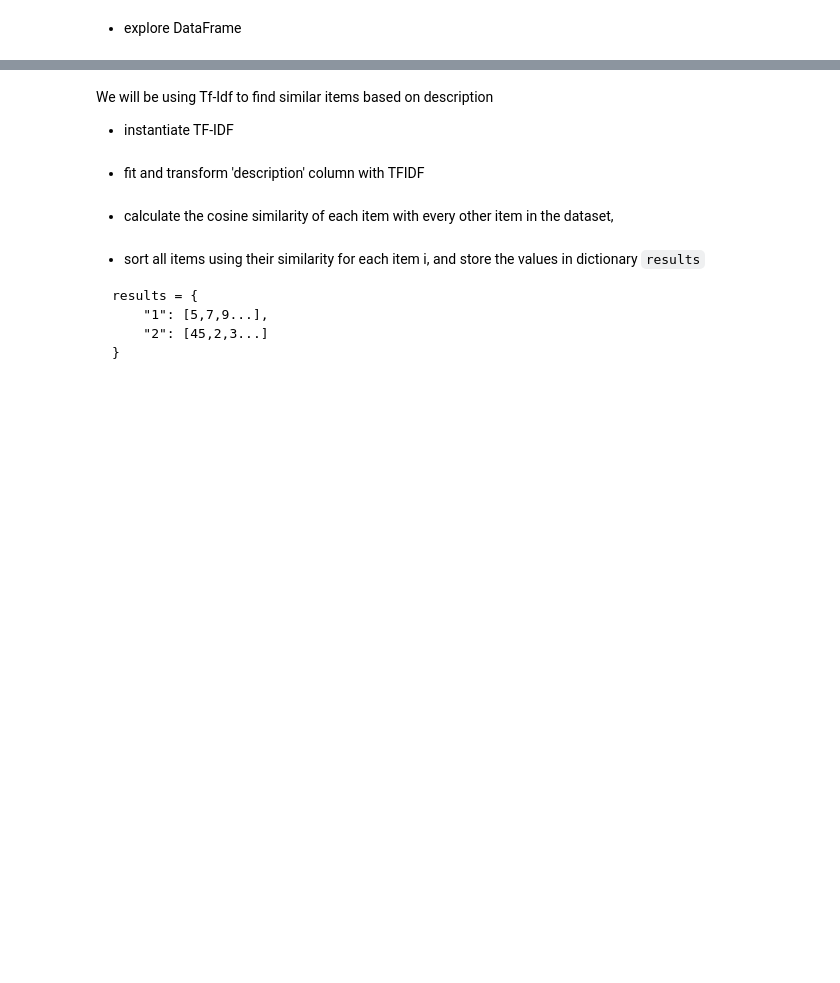
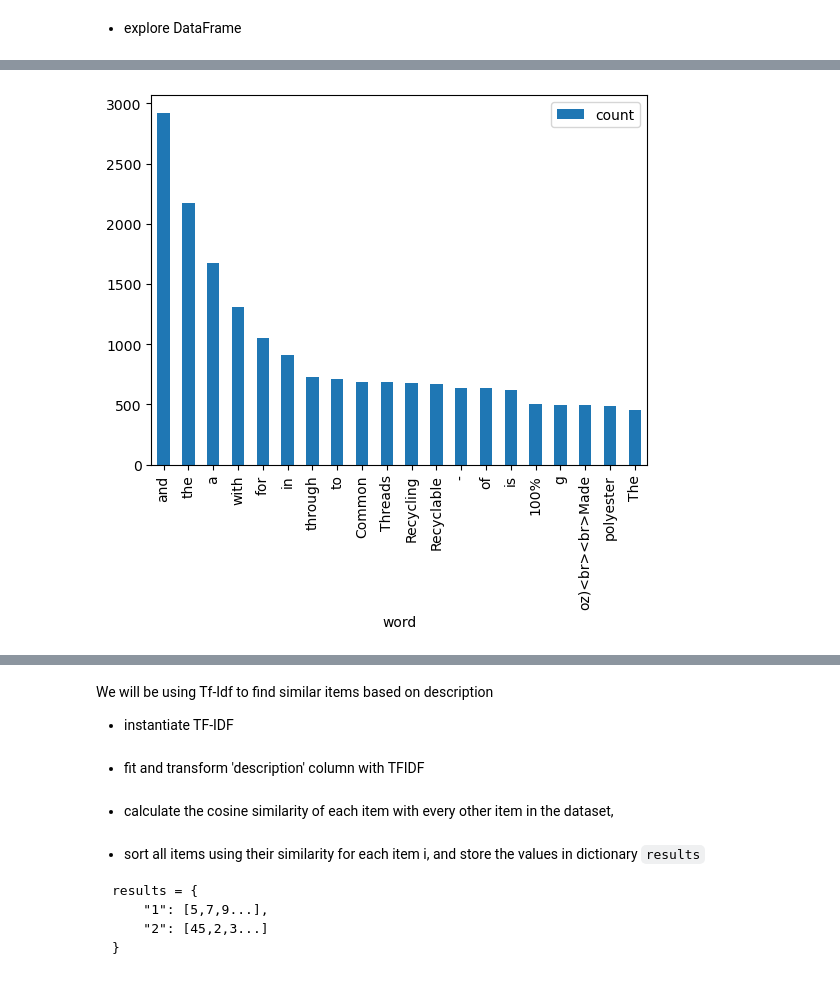
Before and after one commit to rdebullain/exercise_recommender_engines, a Jupyter notebook: notebooks/exercise_content_based_filtering.ipynb, the cells around one changed output, grey strips where cells are left out. Saved outputs shown, nothing was run; the diff lists cells and outputs as text; code cells hidden in the pictures; blank space fills up the shorter version.

```diff
--- a/notebooks/exercise_content_based_filtering.ipynb
+++ b/notebooks/exercise_content_based_filtering.ipynb
@@ -30,0 +57,10 @@ df
+# %%
+text_data = df['description'].str.cat(sep='-')
+word_counts = Counter(text_data.split())
+common_words = word_counts.most_common(20)
+
+common_words_df = pd.DataFrame(common_words, columns=['word', 'count'])
+common_words_df.plot(kind='bar', x='word', y='count')
+plt.show()
+# %% [output]
+[figure, added]
```
Also changed, not shown: parts of 16 cells of this notebook.
